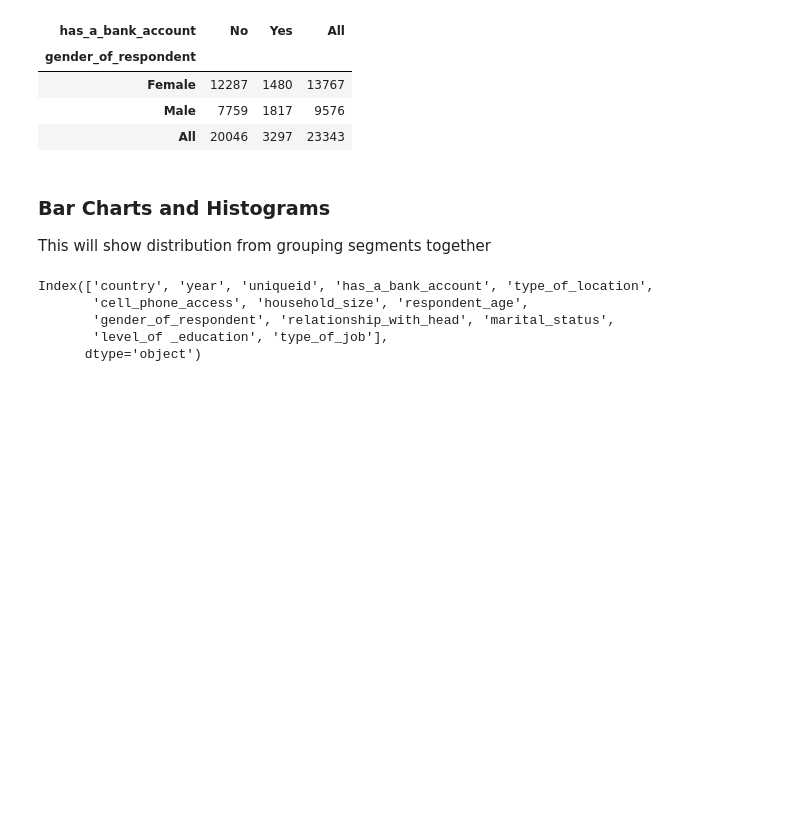
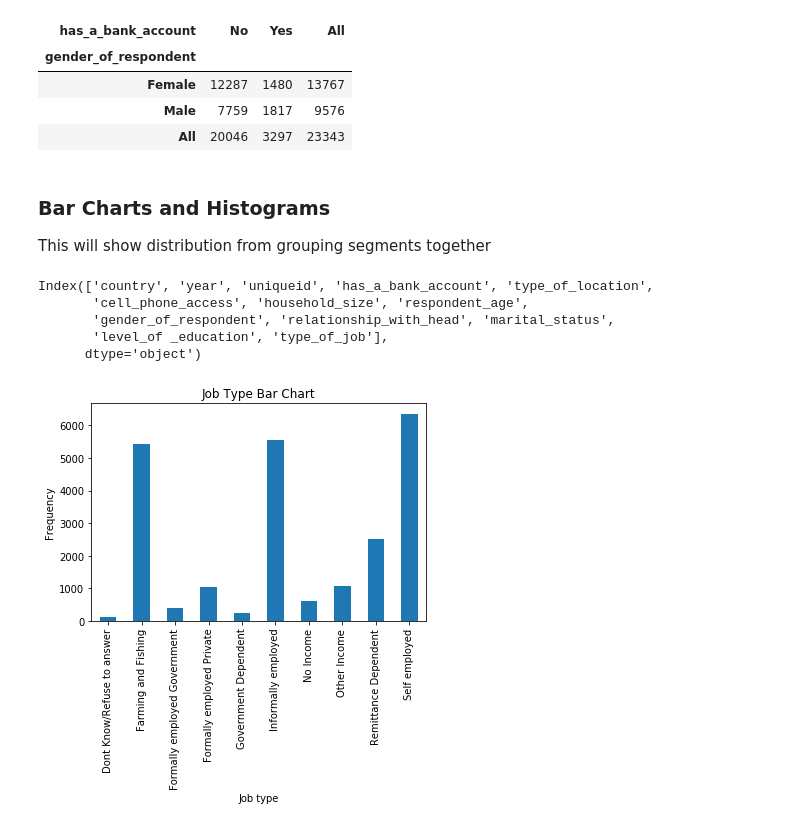
Before and after one commit to mwinzie/Financial-Outcomes, a Jupyter notebook: Moringa_Data_Science_Core_W2_Independent_Project_2019_08_Agnes_Mueni.ipynb, the cells around one changed output. Saved outputs shown, nothing was run; the diff lists cells and outputs as text; code cells hidden in the pictures; blank space fills up the shorter version.

```diff
--- a/Moringa_Data_Science_Core_W2_Independent_Project_2019_08_Agnes_Mueni.ipynb
+++ b/Moringa_Data_Science_Core_W2_Independent_Project_2019_08_Agnes_Mueni.ipynb
@@ -33,7 +16,7 @@ Requirement already satisfied: six in /usr/local/lib/python3.6/dist-packages (fr
 ## Loading the data set
 # %%
 #loading the data from URL and creating a dataframe called finance
-finance = pd.read_csv('Financial Dataset.csv')
+finance = pd.read_csv('http://bit.ly/FinancialDataset')
 # %% [markdown]
 ## Reading the data set
 # %%
@@ -305,6 +285,9 @@ print(a)
 # %%
-#A bar graph showing the distribution between has a bank account and the type of job
-plt.barh(financeone.has_a_bank_account, width = 0.9, height = 0.8 )
-plt.xlabel('type_of_job')
-plt.ylabel('has_a_bank_account')
+#A bar graph showing the distribution of the type of job column
+financeone['type_of_job'].value_counts().sort_index().plot.bar()
+plt.title('Job Type Bar Chart')
+plt.xlabel('Job type')
+plt.ylabel('Frequency')
 plt.show()
+# %% [output]
+[figure, added]
```
Also changed, not shown: parts of 10 cells of this notebook.
